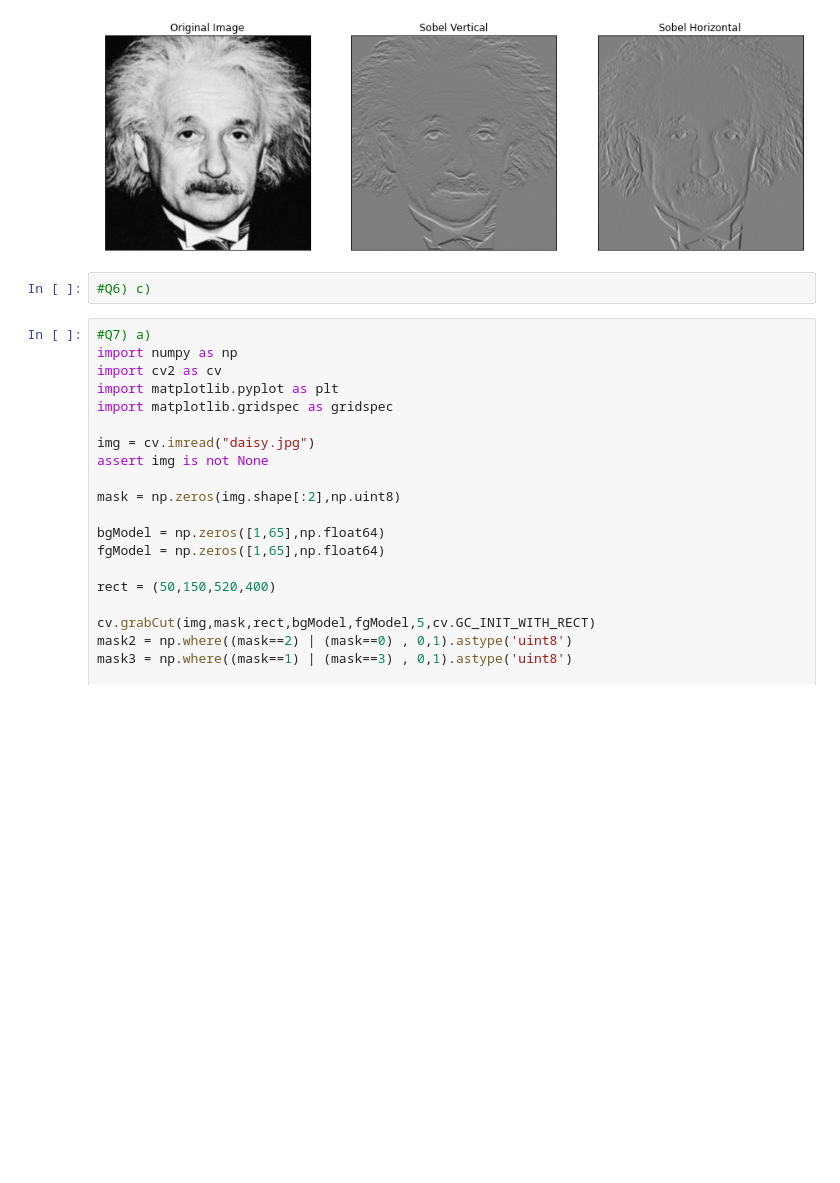
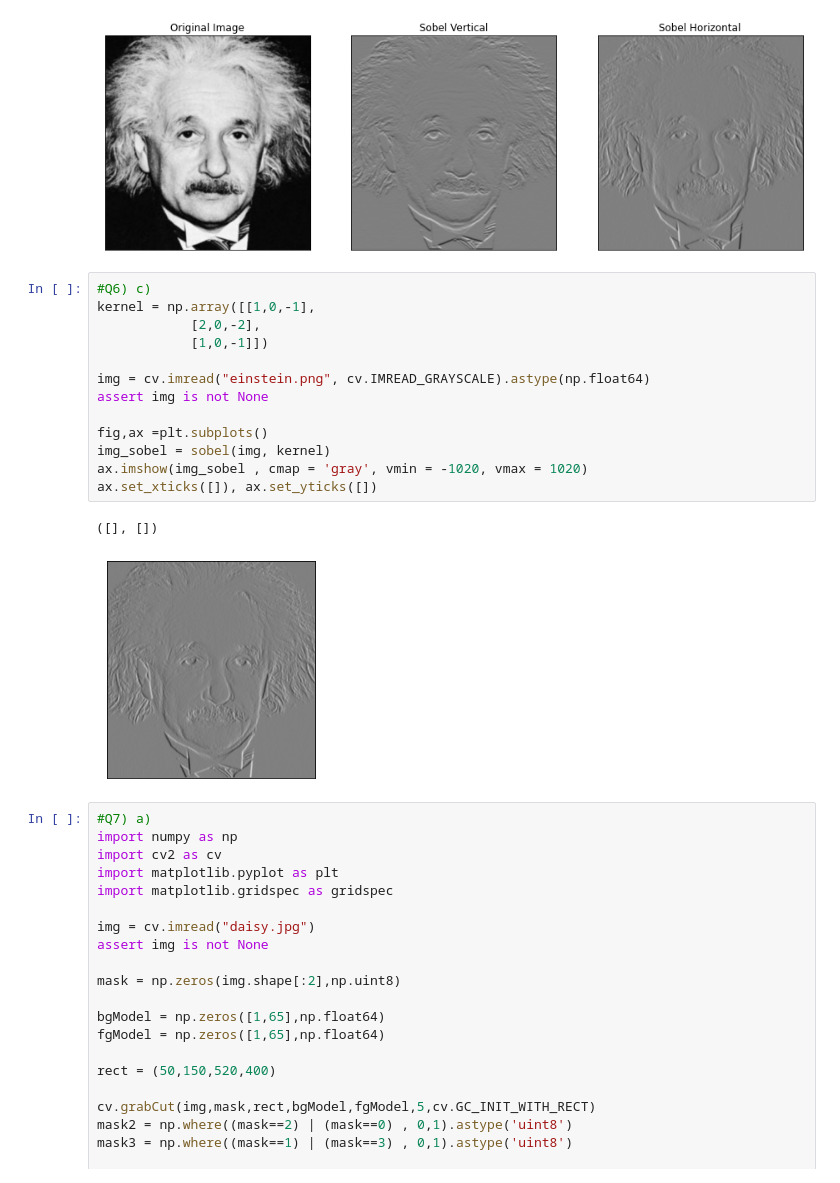
Before and after one commit to TreshanAyesh/EN2550-Fundamentals-of-Image-Processing, a Jupyter notebook: Assignments/Assignment1/Assignment1_190443T.ipynb, the cells around one changed output. Cells and saved outputs as stored; diff of their text form; blank space fills up the shorter version.

```diff
--- a/Assignments/Assignment1/Assignment1_190443T.ipynb
+++ b/Assignments/Assignment1/Assignment1_190443T.ipynb
@@ -419,8 +419,22 @@ ax[2].set_xticks([]), ax[2].set_yticks([])
 plt.show()
 # %% [output]
 [figure]
-# %%
-#Q6) c)
+# %%
+#Q6) c)
+kernel = np.array([[1,0,-1],
+            [2,0,-2],
+            [1,0,-1]])
+
+img = cv.imread("einstein.png", cv.IMREAD_GRAYSCALE).astype(np.float64)
+assert img is not None
+
+fig,ax =plt.subplots()
+img_sobel = sobel(img, kernel)
+ax.imshow(img_sobel , cmap = 'gray', vmin = -1020, vmax = 1020)
+ax.set_xticks([]), ax.set_yticks([])
+# %% [output]
+([], [])
+[figure, added]
 # %%
 #Q7) a)
 import numpy as np
```
